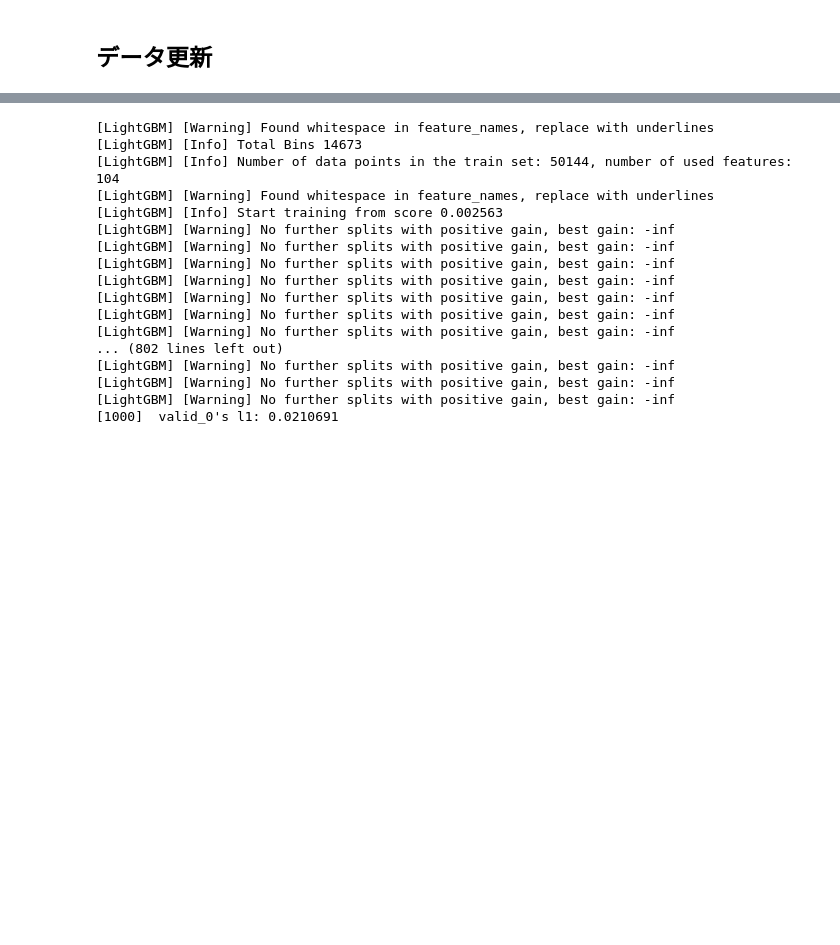
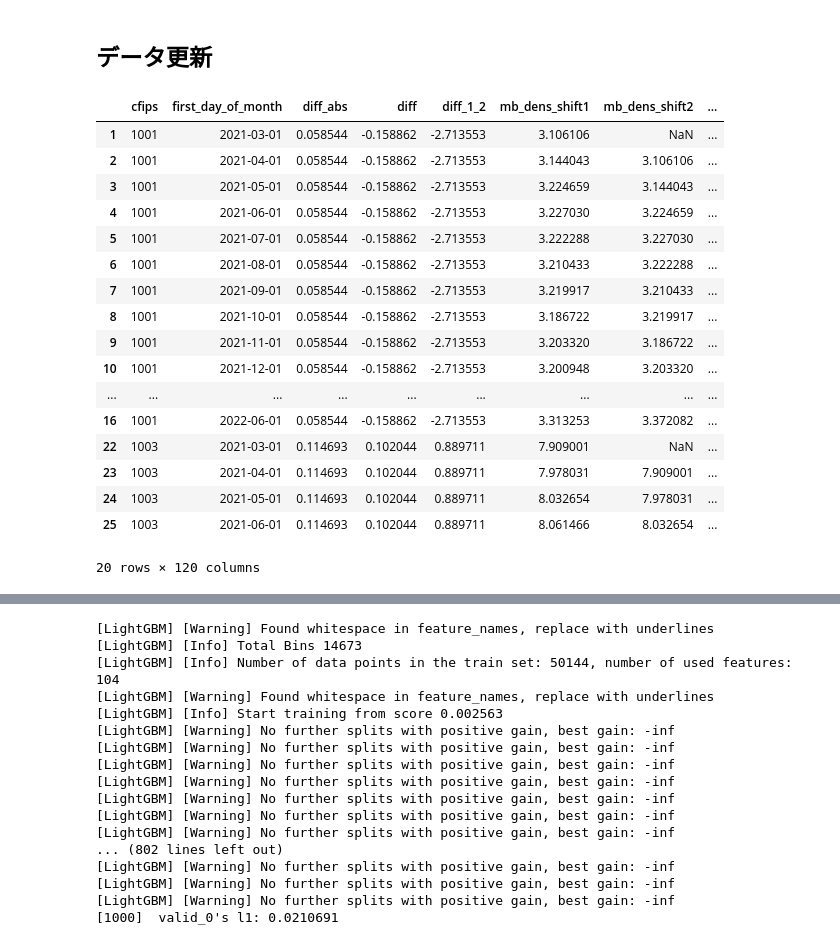
Before and after one commit to Occccn/kaggle-GoDaddy, a Jupyter notebook: notebook/feature_engineering.ipynb, the cells around one changed output, grey strips where cells are left out. Cells and saved outputs as stored; diff of their text form; code cells hidden in the pictures; blank space fills up the shorter version.

```diff
--- a/notebook/feature_engineering.ipynb
+++ b/notebook/feature_engineering.ipynb
@@ -13,7 +14,7 @@ census = pd.read_csv('../data/raw/census_starter.csv')
 #型変換
 train['first_day_of_month'] = pd.to_datetime(train['first_day_of_month'])
 # %%
-feature_df = train[train['first_day_of_month'] >= pd.to_datetime('2021/2/1')][['cfips', 'first_day_of_month']].copy()
+feature_df = train[train['first_day_of_month'] >= pd.to_datetime('2021/2/1')][['cfips', 'first_day_of_month','row_id']].copy()
 # %%
 ##diff(2021/1⇒2021/2)特徴量
 train['microbusiness_density_shift1'] = train.groupby('cfips')['microbusiness_density'].shift(1)
@@ -180,3 +183,24 @@ preds = gbm.predict(mart_val.drop(columns = ['cfips','first_day_of_month','targe
 [800]   valid_0's l1: 0.0209974
 # %% [markdown]
 ## データ更新
+# %%
+mart_train.iloc[0:20]
+# %% [output]
+|  | cfips | first_day_of_month | diff_abs | diff | diff_1_2 | mb_dens_shift1 | mb_dens_shift2 | ... |
+| 1 | 1001 | 2021-03-01 | 0.058544 | -0.158862 | -2.713553 | 3.106106 | NaN | ... |
+| 2 | 1001 | 2021-04-01 | 0.058544 | -0.158862 | -2.713553 | 3.144043 | 3.106106 | ... |
+| 3 | 1001 | 2021-05-01 | 0.058544 | -0.158862 | -2.713553 | 3.224659 | 3.144043 | ... |
+| 4 | 1001 | 2021-06-01 | 0.058544 | -0.158862 | -2.713553 | 3.227030 | 3.224659 | ... |
+| 5 | 1001 | 2021-07-01 | 0.058544 | -0.158862 | -2.713553 | 3.222288 | 3.227030 | ... |
+| 6 | 1001 | 2021-08-01 | 0.058544 | -0.158862 | -2.713553 | 3.210433 | 3.222288 | ... |
+| 7 | 1001 | 2021-09-01 | 0.058544 | -0.158862 | -2.713553 | 3.219917 | 3.210433 | ... |
+| 8 | 1001 | 2021-10-01 | 0.058544 | -0.158862 | -2.713553 | 3.186722 | 3.219917 | ... |
+| 9 | 1001 | 2021-11-01 | 0.058544 | -0.158862 | -2.713553 | 3.203320 | 3.186722 | ... |
+| 10 | 1001 | 2021-12-01 | 0.058544 | -0.158862 | -2.713553 | 3.200948 | 3.203320 | ... |
+| ... | ... | ... | ... | ... | ... | ... | ... | ... |
+| 16 | 1001 | 2022-06-01 | 0.058544 | -0.158862 | -2.713553 | 3.313253 | 3.372082 | ... |
+| 22 | 1003 | 2021-03-01 | 0.114693 | 0.102044 | 0.889711 | 7.909001 | NaN | ... |
+| 23 | 1003 | 2021-04-01 | 0.114693 | 0.102044 | 0.889711 | 7.978031 | 7.909001 | ... |
+| 24 | 1003 | 2021-05-01 | 0.114693 | 0.102044 | 0.889711 | 8.032654 | 7.978031 | ... |
+| 25 | 1003 | 2021-06-01 | 0.114693 | 0.102044 | 0.889711 | 8.061466 | 8.032654 | ... |
+20 rows × 120 columns
```
Also changed, not shown: parts of 18 cells of this notebook, 15 other files.
